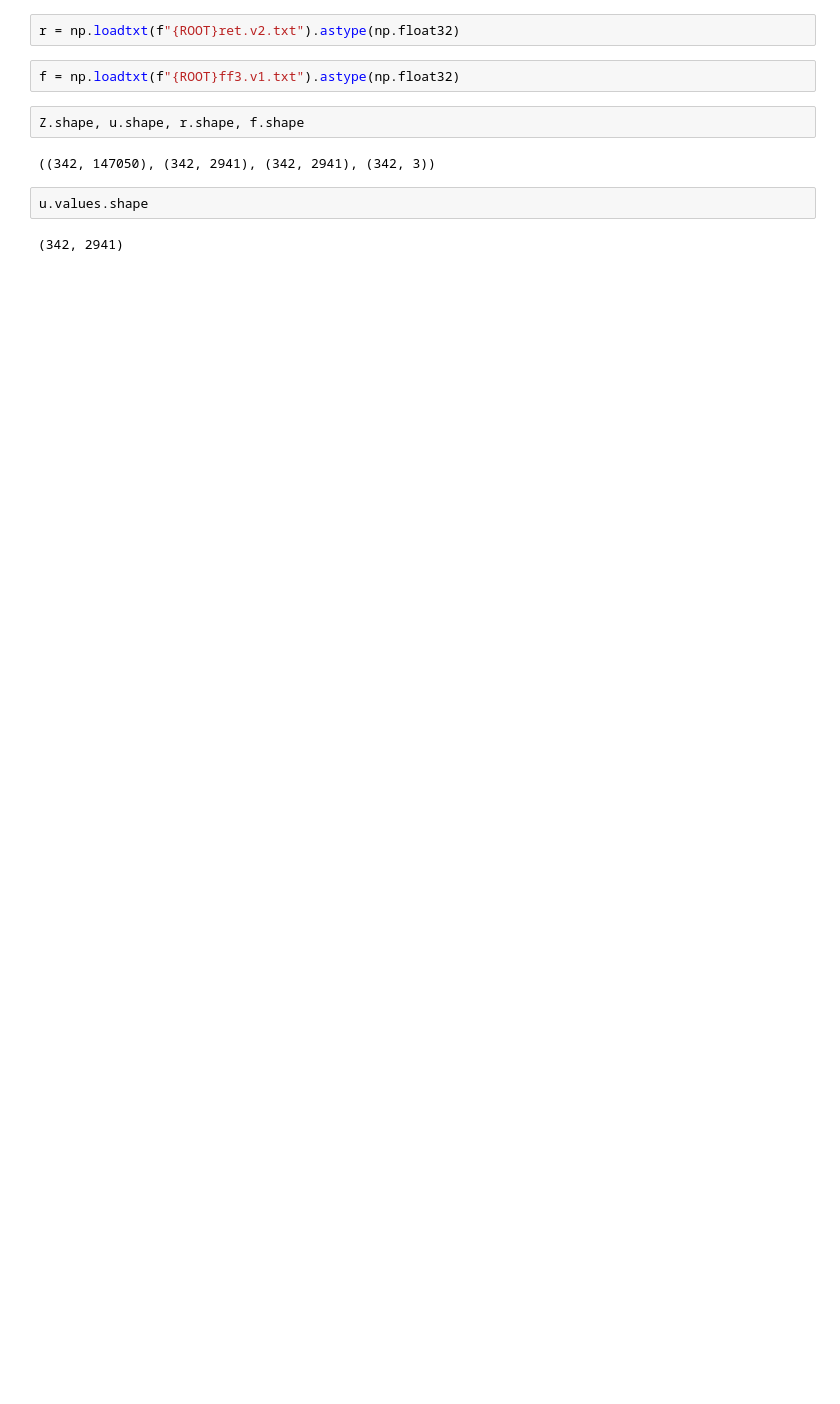
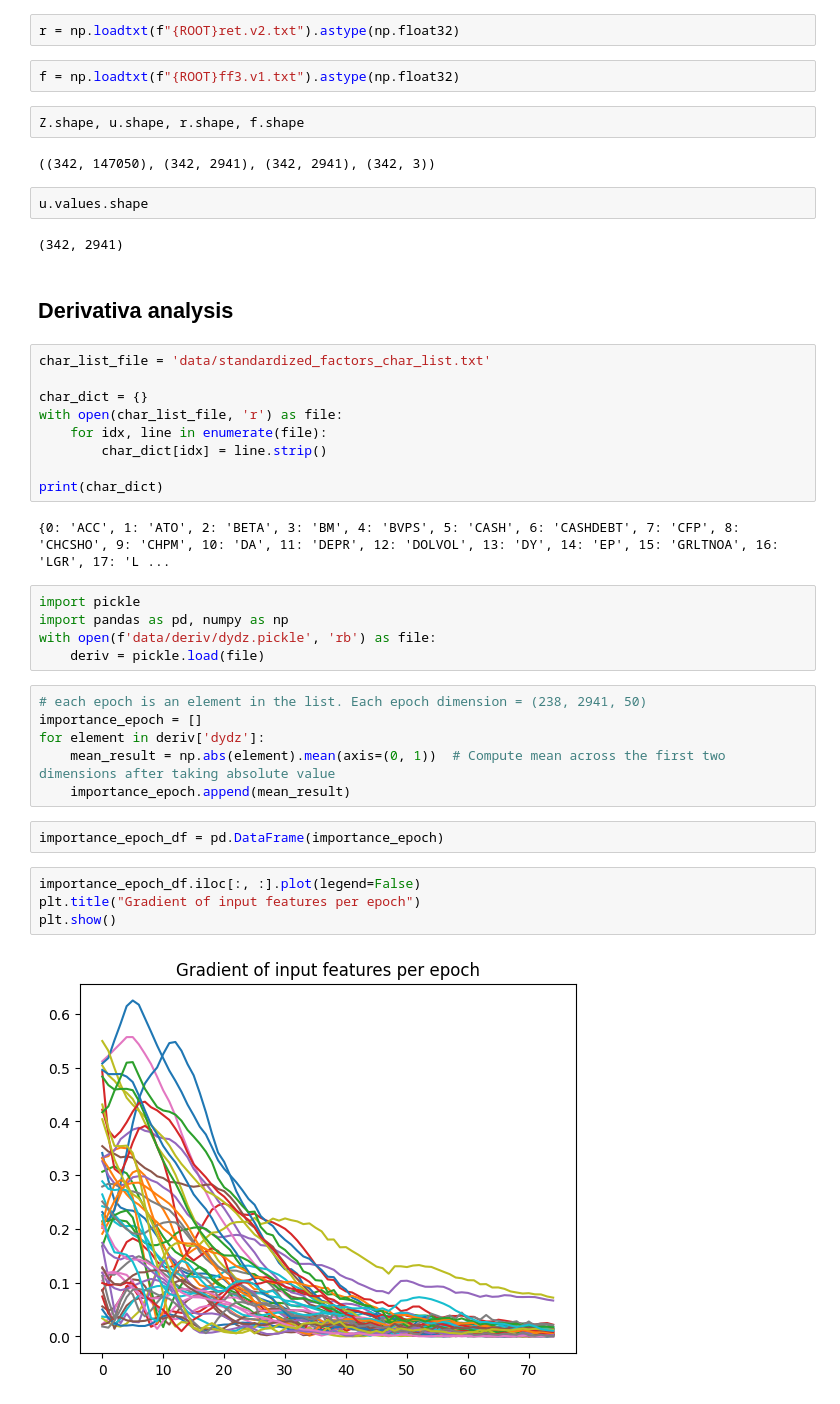
Before and after one commit to manish13/dl, a Jupyter notebook: input_creation.ipynb, the cells around one changed output. Saved outputs shown, nothing was run; the diff lists cells and outputs as text; blank space fills up the shorter version.

```diff
--- a/input_creation.ipynb
+++ b/input_creation.ipynb
@@ -359,3 +359,35 @@ Z.shape, u.shape, r.shape, f.shape
 u.values.shape
 # %% [output]
 (342, 2941)
+# %% [markdown]
+## Derivativa analysis
+# %%
+char_list_file = 'data/standardized_factors_char_list.txt'
+
+char_dict = {}
+with open(char_list_file, 'r') as file:
+    for idx, line in enumerate(file):
+        char_dict[idx] = line.strip()
+
+print(char_dict)
+# %% [output]
+{0: 'ACC', 1: 'ATO', 2: 'BETA', 3: 'BM', 4: 'BVPS', 5: 'CASH', 6: 'CASHDEBT', 7: 'CFP', 8: 'CHCSHO', 9: 'CHPM', 10: 'DA', 11: 'DEPR', 12: 'DOLVOL', 13: 'DY', 14: 'EP', 15: 'GRLTNOA', 16: 'LGR', 17: 'L ...
+# %%
+import pickle
+import pandas as pd, numpy as np
+with open(f'data/deriv/dydz.pickle', 'rb') as file:
+    deriv = pickle.load(file)
+# %%
+# each epoch is an element in the list. Each epoch dimension = (238, 2941, 50)
+importance_epoch = []
+for element in deriv['dydz']:
+    mean_result = np.abs(element).mean(axis=(0, 1))  # Compute mean across the first two dimensions after taking absolute value
+    importance_epoch.append(mean_result)
+# %%
+importance_epoch_df = pd.DataFrame(importance_epoch)
+# %%
+importance_epoch_df.iloc[:, :].plot(legend=False)
+plt.title("Gradient of input features per epoch")
+plt.show()
+# %% [output]
+[figure, added]
```
Also changed, not shown: parts of 11 cells of this notebook, 2 other files.
